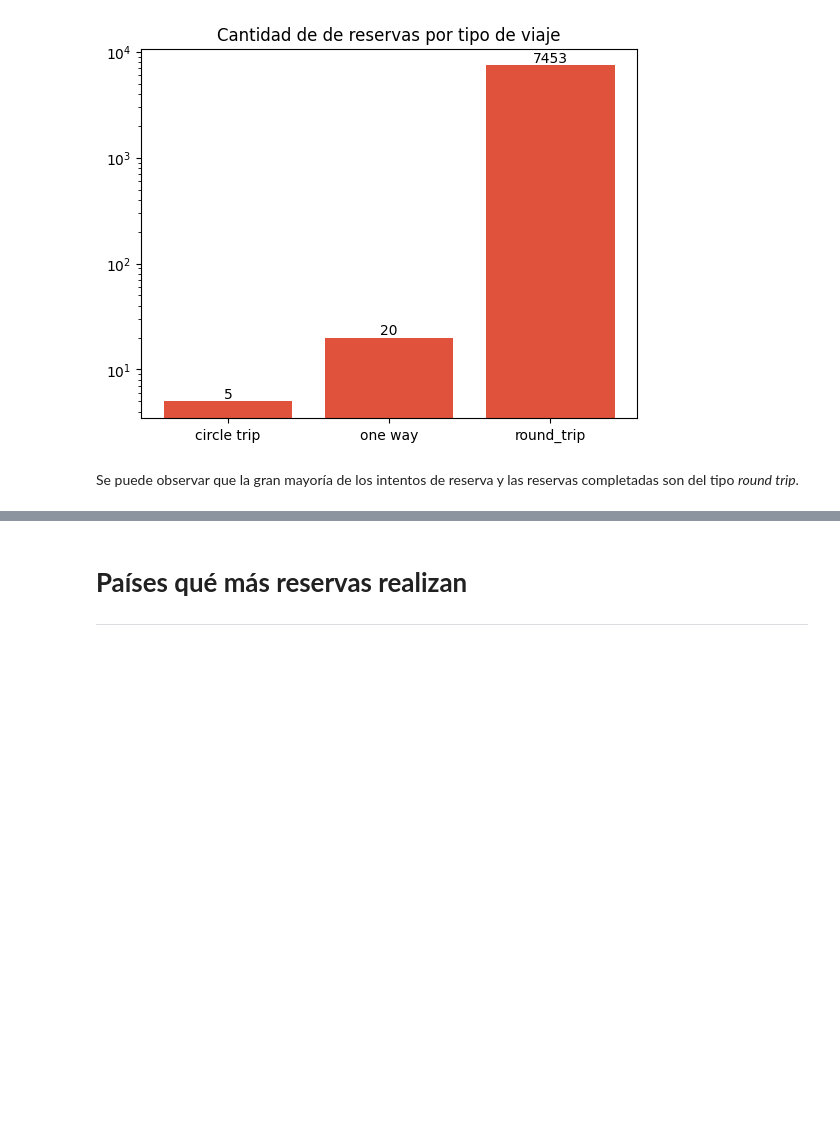
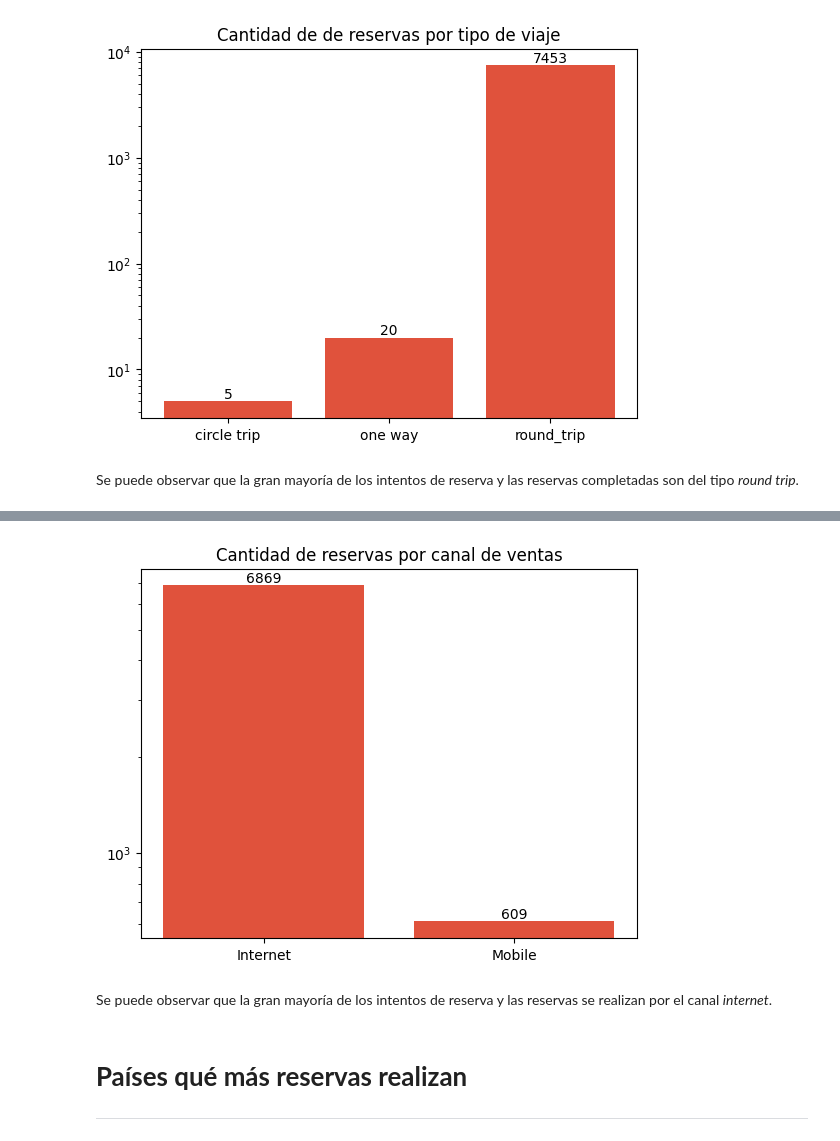
Before and after one commit to alexguttlein/TP1-AnalisisExploratorioDeDatos, a Jupyter notebook: TP1_Análisis_Exploratorio_de_Datos.ipynb, the cells around one changed output, grey strips where cells are left out. Saved outputs shown, nothing was run; the diff lists cells and outputs as text; code cells hidden in the pictures; blank space fills up the shorter version.

```diff
--- a/TP1_Análisis_Exploratorio_de_Datos.ipynb
+++ b/TP1_Análisis_Exploratorio_de_Datos.ipynb
@@ -199,3 +224,26 @@ Se puede observar que la gran mayoría de los intentos de reserva y las reservas
+# %%
+# Cantidad de reserva para cada canal de venta
+canal_venta = customer_airways[['sales_channel', 'booking_complete']]
+cantidad_por_canal_venta = canal_venta.groupby('sales_channel').sum('booking_complete')
+
+cantidad_por_canal_venta.rename(columns={'booking_complete': 'quantity'}, inplace=True)
+cantidad_por_canal_venta
+cantidad_internet = cantidad_por_canal_venta.loc['Internet', 'quantity']
+cantidad_mobile = cantidad_por_canal_venta.loc['Mobile', 'quantity']
+
+fig, ax = plt.subplots()
+
+bar_container = ax.bar(['Internet', 'Mobile'],
+                       [cantidad_internet, cantidad_mobile], color = paleta['rojo'])
+
+ax.set_yscale('log')
+ax.bar_label(bar_container)
+plt.title('Cantidad de reservas por canal de ventas')
+plt.show()
+# %% [output]
+[figure, added]
+# %% [markdown]
+Se puede observar que la gran mayoría de los intentos de reserva y las reservas se realizan por el canal _internet_.
 # %% [markdown]
 # **Países qué más reservas realizan**
 
```
Also changed, not shown: parts of 2 cells of this notebook.
